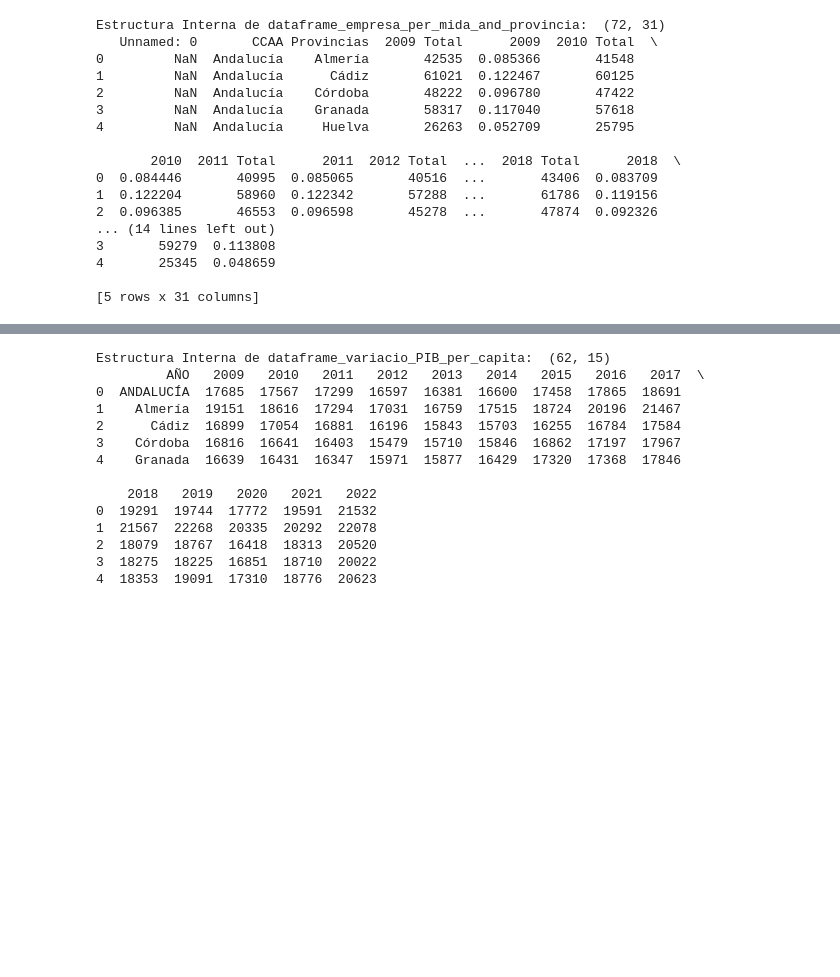
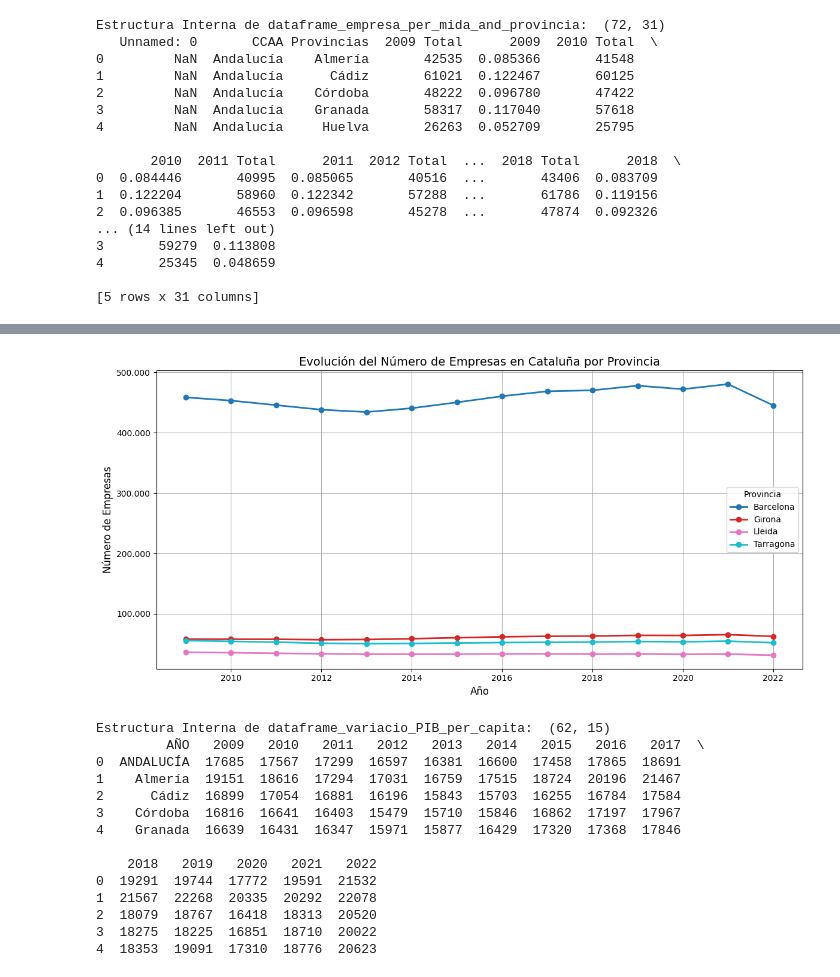
Before and after one commit to arnaumunozbarrera/Hackaton-UAB-2025, a Jupyter notebook: Informe Final.ipynb, the cells around one changed output, grey strips where cells are left out. Saved outputs shown, nothing was run; the diff lists cells and outputs as text; code cells hidden in the pictures; blank space fills up the shorter version.

```diff
--- a/Informe Final.ipynb
+++ b/Informe Final.ipynb
@@ -109,3 +152,38 @@ Estructura Interna de dataframe_empresa_per_mida_and_provincia:  (72, 31)
+# %%
+
+
+df = dataframe_empresa_per_mida_and_provincia.copy()
+
+prov_col = 'Provincias' if 'Provincias' in df.columns else 'Provincia'
+
+provincias_catalunya = ['Barcelona', 'Girona', 'Lleida', 'Tarragona']
+df_cat = df[df[prov_col].isin(provincias_catalunya)]
+
+columnas_total = [col for col in df_cat.columns if ('Total' in col and col.split()[0].isdigit())]
+columnas_total = sorted(columnas_total, key=lambda c: int(c.split()[0]))
+años = [int(col.split()[0]) for col in columnas_total]
+
+plt.figure(figsize=(12, 6))
+
+colors = cm.get_cmap('tab10', len(provincias_catalunya))
+
+for i, prov in enumerate(provincias_catalunya):
+    datos_prov = df_cat[df_cat[prov_col] == prov]
+    valores = datos_prov[columnas_total].values.flatten().astype(float)
+    plt.plot(años, valores, marker='o', linewidth=2, color=colors(i), label=prov)
+
+plt.xlabel('Año', fontsize=12)
+plt.ylabel('Número de Empresas', fontsize=12)
+plt.title('Evolución del Número de Empresas en Cataluña por Provincia', fontsize=14)
+
+plt.gca().yaxis.set_major_formatter(FuncFormatter(lambda x, _: f'{int(x):,}'.replace(',', '.')))
+
+plt.legend(title='Provincia')
+plt.grid(True)
+plt.tight_layout()
+plt.show()
+# %% [output]
+[figure, added]
 # %%
 dataframe_variacio_PIB_per_capita = pd.read_excel('data/Variació PIB per capita.xlsx', sheet_name=0, header=0, engine='openpyxl')
 print("Estructura Interna de dataframe_variacio_PIB_per_capita: ", dataframe_variacio_PIB_per_capita.shape)
```
Also changed, not shown: parts of 2 cells of this notebook, 1 other file.
